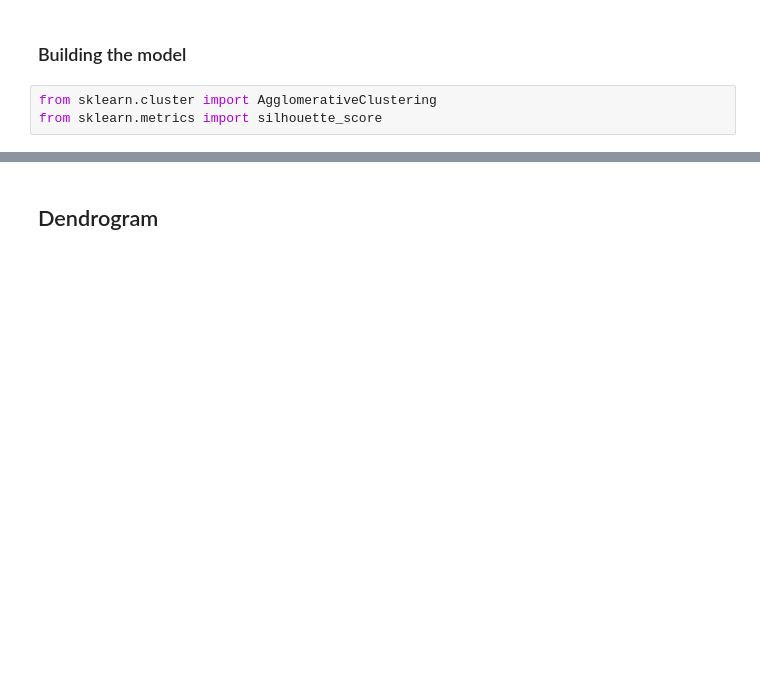
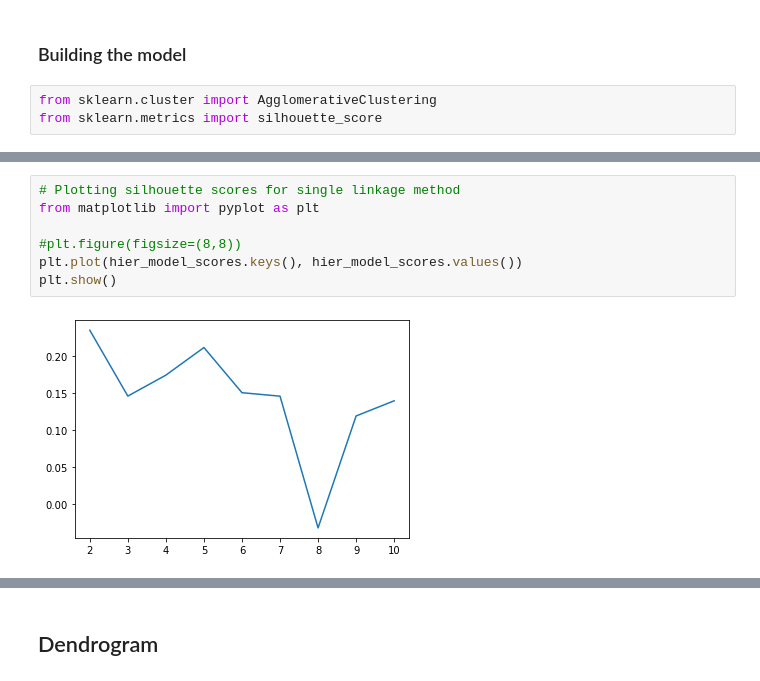
Before and after one commit to Shubhi-Varshney/ExcelR-ML-Assignments, a Jupyter notebook: Crime_Data_Clusterig.ipynb, the cells around one changed output, grey strips where cells are left out. Drawn from its saved outputs; the diff is of its cells as text; blank space fills up the shorter version.

```diff
--- a/Crime_Data_Clusterig.ipynb
+++ b/Crime_Data_Clusterig.ipynb
@@ -67,0 +89,9 @@ hier_model_scores
+# %%
+# Plotting silhouette scores for single linkage method
+from matplotlib import pyplot as plt
+
+#plt.figure(figsize=(8,8))
+plt.plot(hier_model_scores.keys(), hier_model_scores.values())
+plt.show()
+# %% [output]
+[figure, added]
```
Also changed, not shown: parts of 35 cells of this notebook.
